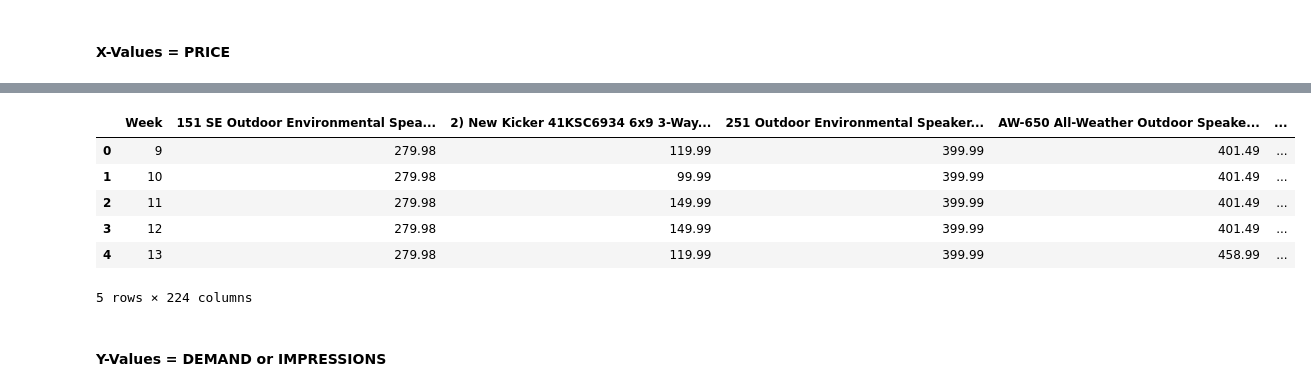
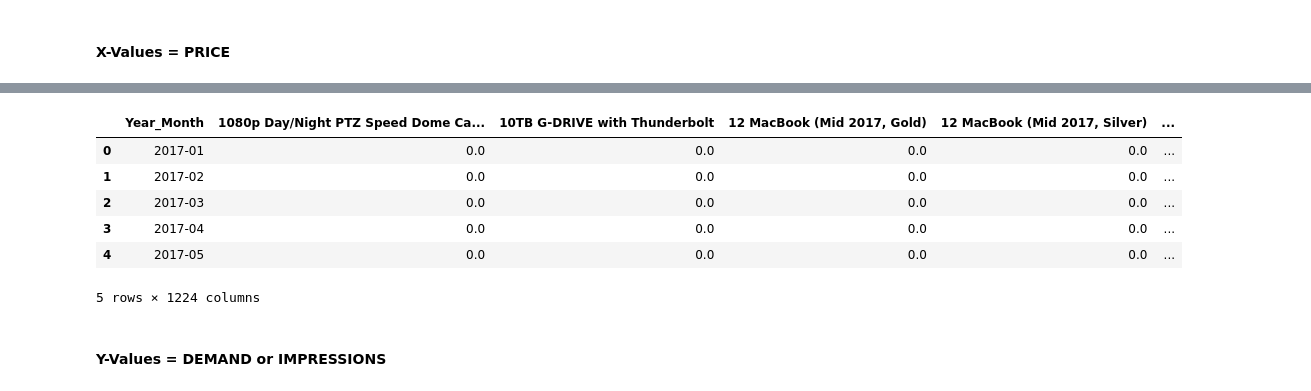
Before and after one commit to prasad-wakchoure/project, a Jupyter notebook: Siddharth/03-Model.ipynb, the cells around one changed output, grey strips where cells are left out. Saved outputs shown, nothing was run; the diff lists cells and outputs as text; code cells hidden in the pictures.

```diff
--- a/Siddharth/03-Model.ipynb
+++ b/Siddharth/03-Model.ipynb
@@ -72,5 +72,6 @@ dfx.sort_values(by=['Date'],ignore_index=True)
 # %%
 #Grouping data by Name and Week number.
-dfx_mod = dfx.groupby(['Name', 'Week']).agg({'Discount_price':'mean','Imp_count':'sum'}).reset_index()
+dfx_mod = dfx.groupby(['Name', "Year_Month"]).agg({'Discount_per':'mean','Imp_count':'sum',"Category_name":lambda x: pd.Series.mode(x)[0],"Date":lambda x: pd.Series.mode(x)[0]}).reset_index()
 # %%
-dfx_mod.sample(5)
+#Rearranging
+dfx_mod = dfx_mod[["Name","Category_name","Discount_per","Imp_count","Year_Month","Date"]]
@@ -83,0 +78,2 @@ dfx_mod.sample(5)
+# %%
+dfx_mod['Date']= pd.to_datetime(dfx_mod['Date'])
@@ -86,7 +99,7 @@ dfx_mod.sample(5)
 # %%
 
 #New X dataframe.
-x_new = dfx_mod.pivot(index='Week', columns='Name' ,values='Discount_price')
+x_new = dfx_mod.pivot(index="Year_Month", columns='Name' ,values='Discount_per')
 print("Structure of DataFrame = ",x_new.shape)
-x_new.sample(5)
+x_new.shape
 # %% [output]
@@ -102,18 +119,18 @@ Structure of DataFrame =  (42, 223)
 # %%
 # FOR X VALUES
 #Filling missing values with fillna + forward filling
 x_new_ = pd.DataFrame(x_new.to_records())
 x_new_.fillna(method='ffill', inplace=True)
 x_new_.fillna(method='bfill', inplace=True)
-x_new_.head(5)
+x_new_.head()
 # %% [output]
-|  | Week | 151 SE Outdoor Environmental Spea... | 2) New Kicker 41KSC6934 6x9 3-Way... | 251 Outdoor Environmental Speaker... | AW-650 All-Weather Outdoor Speake... | ... |
-| 0 | 9 | 279.98 | 119.99 | 399.99 | 401.49 | ... |
-| 1 | 10 | 279.98 | 99.99 | 399.99 | 401.49 | ... |
-| 2 | 11 | 279.98 | 149.99 | 399.99 | 401.49 | ... |
-| 3 | 12 | 279.98 | 149.99 | 399.99 | 401.49 | ... |
-| 4 | 13 | 279.98 | 119.99 | 399.99 | 458.99 | ... |
+|  | Year_Month | 1080p Day/Night PTZ Speed Dome Ca... | 10TB G-DRIVE with Thunderbolt | 12 MacBook (Mid 2017, Gold) | 12 MacBook (Mid 2017, Silver) | ... |
+| 0 | 2017-01 | 0.0 | 0.0 | 0.0 | 0.0 | ... |
+| 1 | 2017-02 | 0.0 | 0.0 | 0.0 | 0.0 | ... |
+| 2 | 2017-03 | 0.0 | 0.0 | 0.0 | 0.0 | ... |
+| 3 | 2017-04 | 0.0 | 0.0 | 0.0 | 0.0 | ... |
+| 4 | 2017-05 | 0.0 | 0.0 | 0.0 | 0.0 | ... |
-5 rows × 224 columns
+5 rows × 1224 columns
 # %% [markdown]
 #### Y-Values = DEMAND or IMPRESSIONS
 # %%
```
Also changed, not shown: parts of 30 cells of this notebook, 4 other files.
